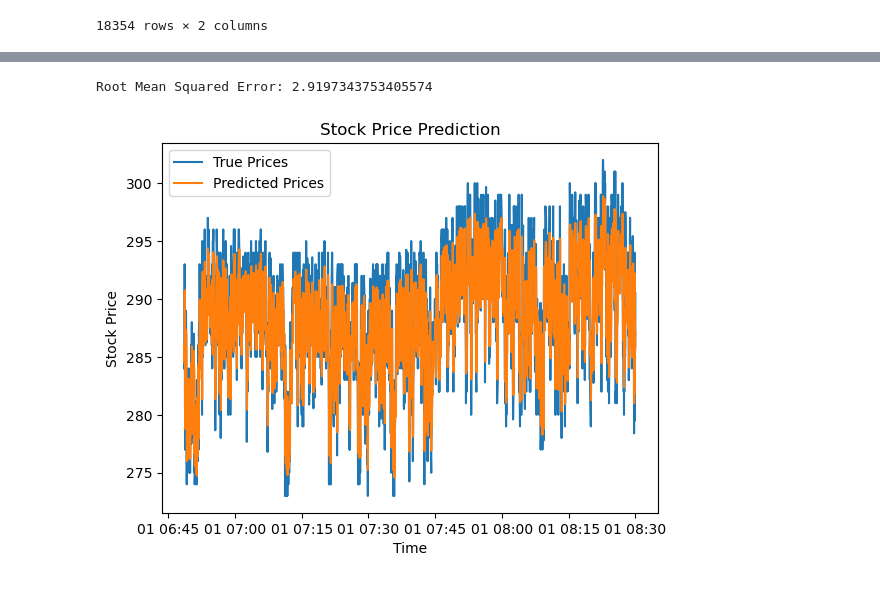
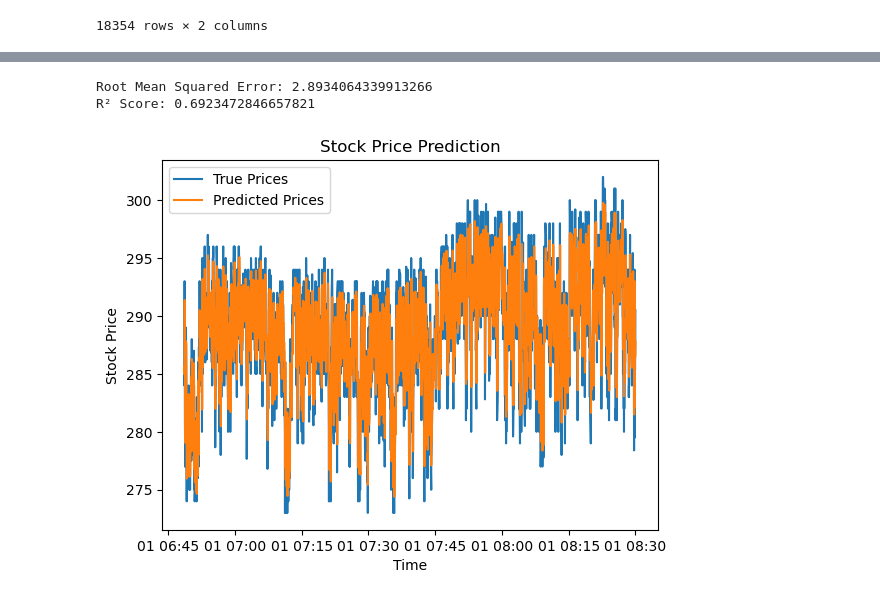
Before and after one commit to UoB-DSMP-2023-24/dsmp-2024-group17, a Jupyter notebook: LSTM1.ipynb, the cells around one changed output, grey strips where cells are left out. Cells and saved outputs as stored; diff of their text form; code cells hidden in the pictures.

```diff
--- a/LSTM1.ipynb
+++ b/LSTM1.ipynb
@@ -153,7 +154,7 @@ def create_dataset(data, time_step):
         y.append(data[i + time_step, 0])
     return np.array(X), np.array(y)
 # %%
-time_step = 100
+time_step = 108
 # %%
 X, y = create_dataset(scaled_data, time_step)
 # %%
@@ -175,5 +200,5 @@ model.add(Dense(units=1))
 # %%
 model.compile(optimizer='adam', loss='mean_squared_error')
 # %%
-history = model.fit(X_train, y_train, epochs=100, batch_size=64, validation_data=(X_test, y_test))
+history = model.fit(X_train, y_train, epochs=50, batch_size=64, validation_data=(X_test, y_test))
 # %% [output]
@@ -208,4 +251,35 @@ plt.show()
 # %%
-predictions = model.predict(X_test)
-predictions = scaler.inverse_transform(predictions)  # Inverse scaling
+predictions = []
+all_results = pd.DataFrame()
+for i in range(index_difference, len(X_test), 6):
+    X_batch = X_test[i:i+6]
+    forecast_values = model.predict(X_batch)
+    forecast_values = scaler.inverse_transform(forecast_values)
+    forecast_index = processed_df[train_index+non_train_index+time_step+i:train_index+non_train_index+time_step+i+6].index
+    forecast_df = pd.DataFrame(forecast_values, index=forecast_index, columns=['Forecasted_Price'])
+    max_price = forecast_df['Forecasted_Price'].max()
+    min_price = forecast_df['Forecasted_Price'].min()
+    max_time = forecast_df['Forecasted_Price'].idxmax()
+    min_time = forecast_df['Forecasted_Price'].idxmin()
+    max_time = pd.to_datetime(max_time)
+    min_time = pd.to_datetime(min_time)
+    high_deviation = (abs(max_price - processed_df.loc[max_time]['Weighted_Price']) / processed_df.loc[max_time]['Weighted_Price'])
+    low_deviation = (abs(min_price - processed_df.loc[min_time]['Weighted_Price'] ) / processed_df.loc[min_time]['Weighted_Price'])
+    # Compare the time when the highest point and the lowest point occur and return the decision value
+    decision = 1 if min_time < max_time else 2
+    act_buy = False if min_price <  (1-low_deviation)*processed_df.loc[min_time]['Weighted_Price']  else True
+    act_sell = False if max_price >  (1+high_deviation)*processed_df.loc[max_time]['Weighted_Price'] else True
+    result = pd.DataFrame({
+    'Highest_Price': [max_price],
+    'Lowest_Price': [min_price],
+    'High_deviation': [high_deviation],
+    'Low_deviation': [low_deviation],
+    'Decision': [decision],
+    'act_buy': [act_buy],
+    'act_sell': [act_sell]
+}, index=[max_time])
+    all_results = pd.concat([all_results, result])
+    predictions.extend(forecast_values)
+
+predictions = np.array(predictions)
 # %% [output]
@@ -217,5 +319,9 @@ len(predictions)
 # %%
-rmse = np.sqrt(mean_squared_error(processed_df[split_index+time_step:], predictions))
+rmse = np.sqrt(mean_squared_error(processed_df[train_index + non_train_index+time_step:], predictions))
 print('Root Mean Squared Error:', rmse)
+from sklearn.metrics import r2_score
+r_squared = r2_score(processed_df[train_index + non_train_index+time_step:], predictions)
+print('R² Score:', r_squared)
 # %% [output]
-Root Mean Squared Error: 2.9197343753405574
+Root Mean Squared Error: 2.8934064339913266
+R² Score: 0.6923472846657821
@@ -225,10 +328,10 @@ processed_df.set_index('Time',inplace=True)
 # %%
-plt.plot(processed_df[split_index+time_step:].index, processed_df[split_index+time_step:], label='True Prices')
-plt.plot(processed_df[split_index+time_step:].index, predictions, label='Predicted Prices')
+plt.plot(processed_df[train_index + non_train_index+time_step:].index, processed_df[train_index + non_train_index+time_step:], label='True Prices')
+plt.plot(processed_df[train_index + non_train_index+time_step:].index, predictions, label='Predicted Prices')
 plt.title('Stock Price Prediction')
 plt.xlabel('Time')
 plt.ylabel('Stock Price')
 plt.legend()
 plt.show()
 # %% [output]
-[figure, old version]
+[figure, new version]
```
Also changed, not shown: parts of 14 cells of this notebook.
